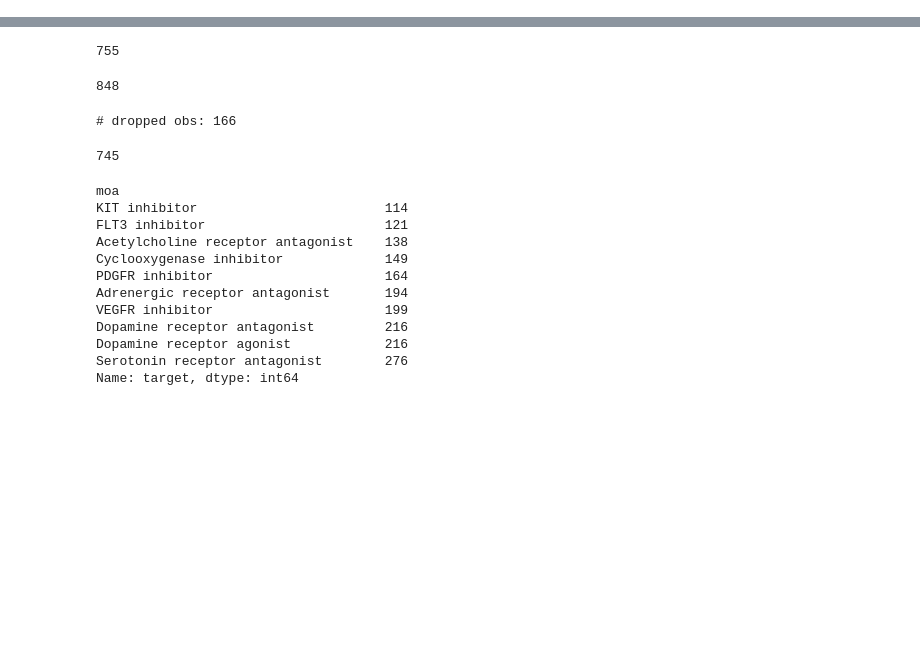
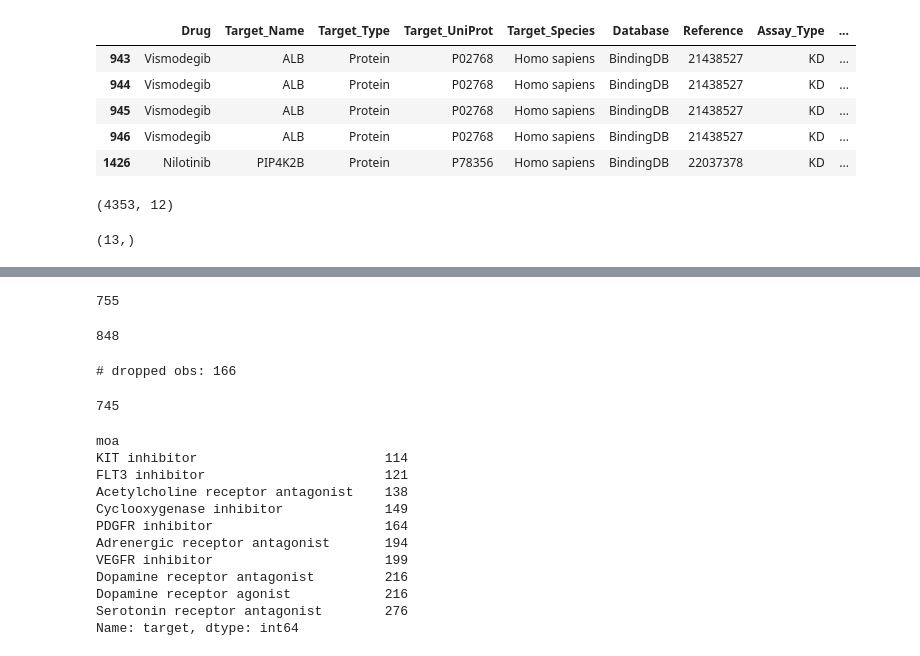
Before and after one commit to nathanieljevans/cancer_perturbation_datasets, a Jupyter notebook: LINCS/LVL3/notebooks/compound_meta_eda.ipynb, the cells around one changed output, grey strips where cells are left out. Cells and saved outputs as stored; diff of their text form; code cells hidden in the pictures; blank space fills up the shorter version.

```diff
--- a/LINCS/LVL3/notebooks/compound_meta_eda.ipynb
+++ b/LINCS/LVL3/notebooks/compound_meta_eda.ipynb
@@ -38,0 +63,4 @@ len(genes)
+# %%
+druginfo_fi = druginfo2[lambda x: x.target.str.lower().isin(overlap)]
+drugs_with_fi_targs = druginfo_fi.cmap_name.unique()
+drugs_with_fi_targs.shape
@@ -38,0 +125,18 @@ len(genes)
+# %%
+withkd = cmap_targ[lambda x: x.Assay_Type.isin(['KD', 'Kd'])]
+withkd.head()
+# %% [output]
+|  | Drug | Target_Name | Target_Type | Target_UniProt | Target_Species | Database | Reference | Assay_Type | ... |
+| 943 | Vismodegib | ALB | Protein | P02768 | Homo sapiens | BindingDB | 21438527 | KD | ... |
+| 944 | Vismodegib | ALB | Protein | P02768 | Homo sapiens | BindingDB | 21438527 | KD | ... |
+| 945 | Vismodegib | ALB | Protein | P02768 | Homo sapiens | BindingDB | 21438527 | KD | ... |
+| 946 | Vismodegib | ALB | Protein | P02768 | Homo sapiens | BindingDB | 21438527 | KD | ... |
+| 1426 | Nilotinib | PIP4K2B | Protein | P78356 | Homo sapiens | BindingDB | 22037378 | KD | ... |
+# %%
+withkd.shape
+# %% [output]
+(4353, 12)
+# %%
+withkd.Drug.unique().shape
+# %% [output]
+(13,)
```
Also changed, not shown: parts of 18 cells of this notebook, 4 other files.
